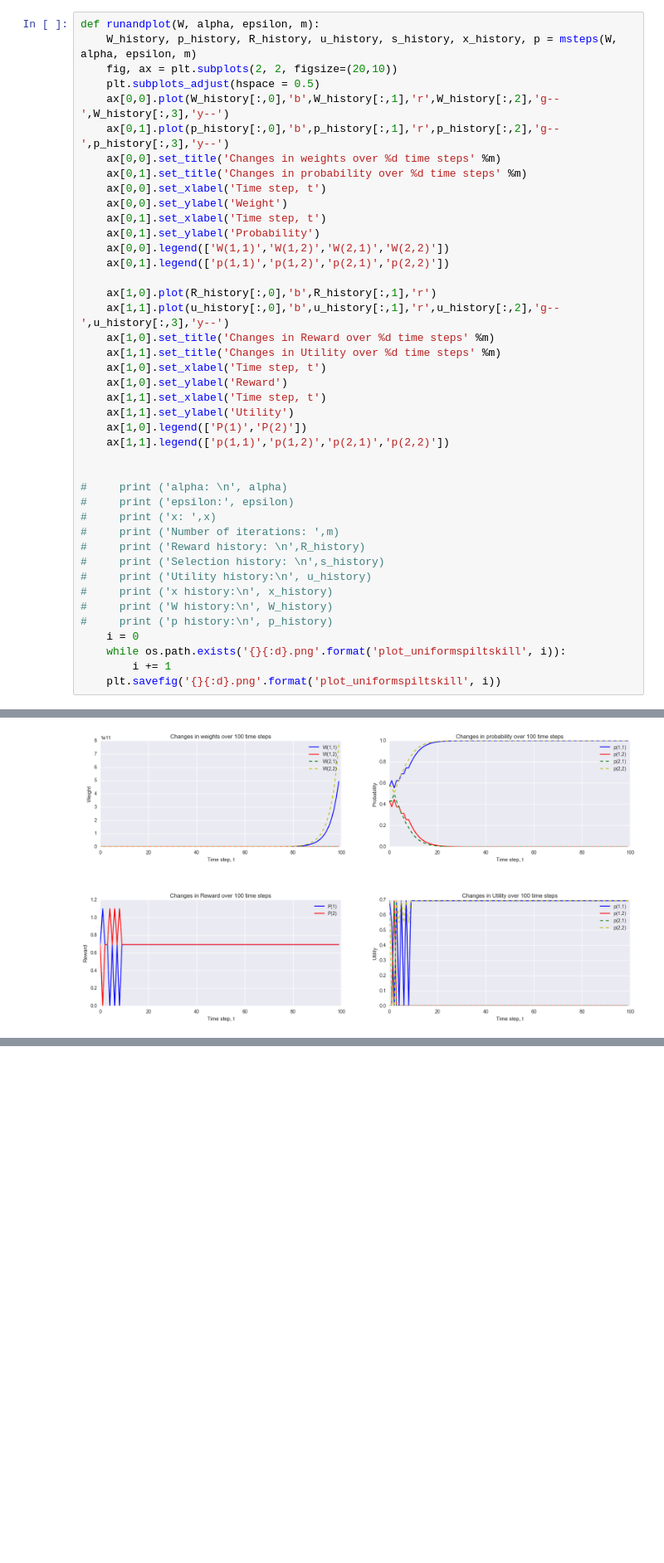
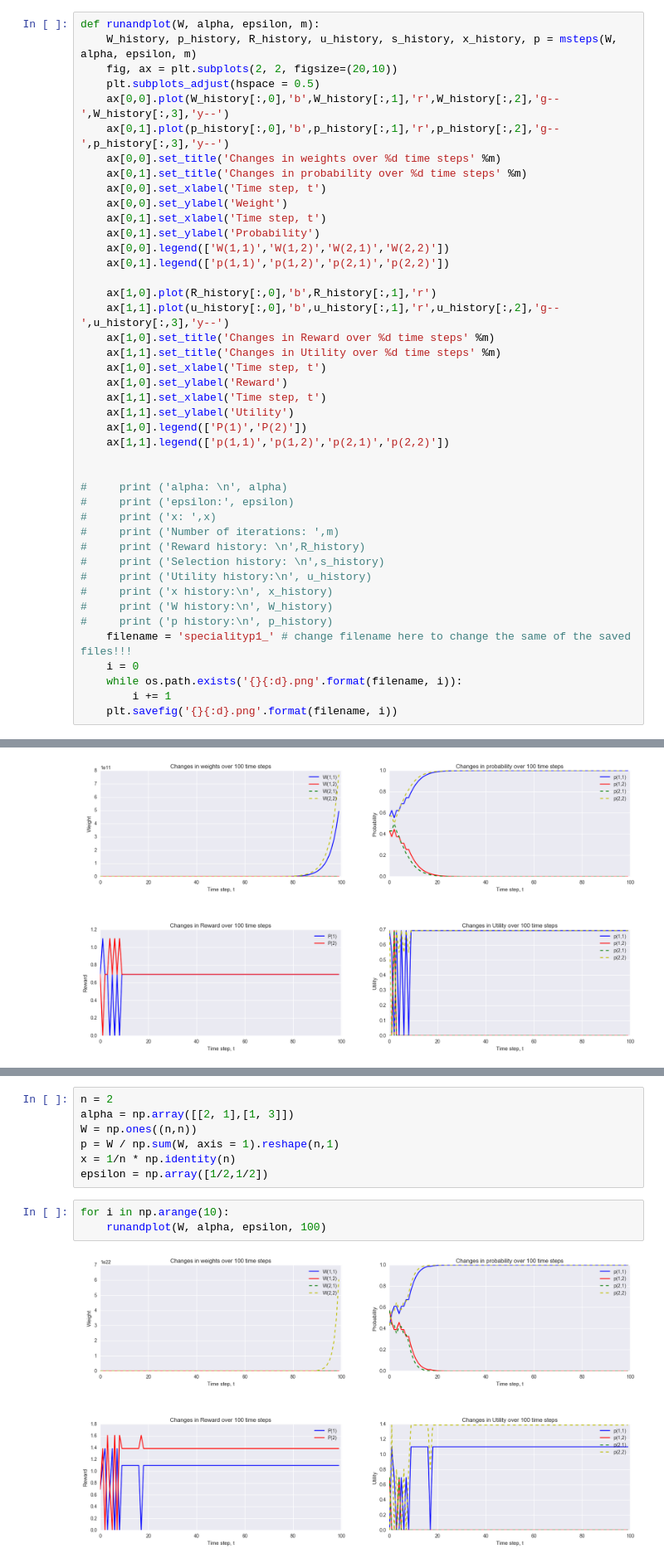
Before and after one commit to zunction/notebooks, a Jupyter notebook: agt/New cooperate or compete.ipynb, the cells around one changed output, grey strips where cells are left out. Shown at 83% size. Cells and saved outputs as stored; diff of their text form; blank space fills up the shorter version.

Commit message:
speciality project 1 added

```diff
--- a/agt/New cooperate or compete.ipynb
+++ b/agt/New cooperate or compete.ipynb
@@ -224,8 +224,9 @@ def runandplot(W, alpha, epsilon, m):
 #     print ('x history:\n', x_history)
 #     print ('W history:\n', W_history)
 #     print ('p history:\n', p_history)
+    filename = 'specialityp1_' # change filename here to change the same of the saved files!!!
     i = 0
-    while os.path.exists('{}{:d}.png'.format('plot_uniformspiltskill', i)):
+    while os.path.exists('{}{:d}.png'.format(filename, i)):
         i += 1
-    plt.savefig('{}{:d}.png'.format('plot_uniformspiltskill', i))
+    plt.savefig('{}{:d}.png'.format(filename, i))
 # %% [markdown]
@@ -256,0 +263,12 @@ for i in np.arange(10):
+# %%
+n = 2
+alpha = np.array([[2, 1],[1, 3]])
+W = np.ones((n,n))
+p = W / np.sum(W, axis = 1).reshape(n,1)
+x = 1/n * np.identity(n)
+epsilon = np.array([1/2,1/2])
+# %%
+for i in np.arange(10):
+    runandplot(W, alpha, epsilon, 100)
+# %% [output]
+[figure, added]
```
Also changed, not shown: parts of 3 cells of this notebook, 10 other files.
